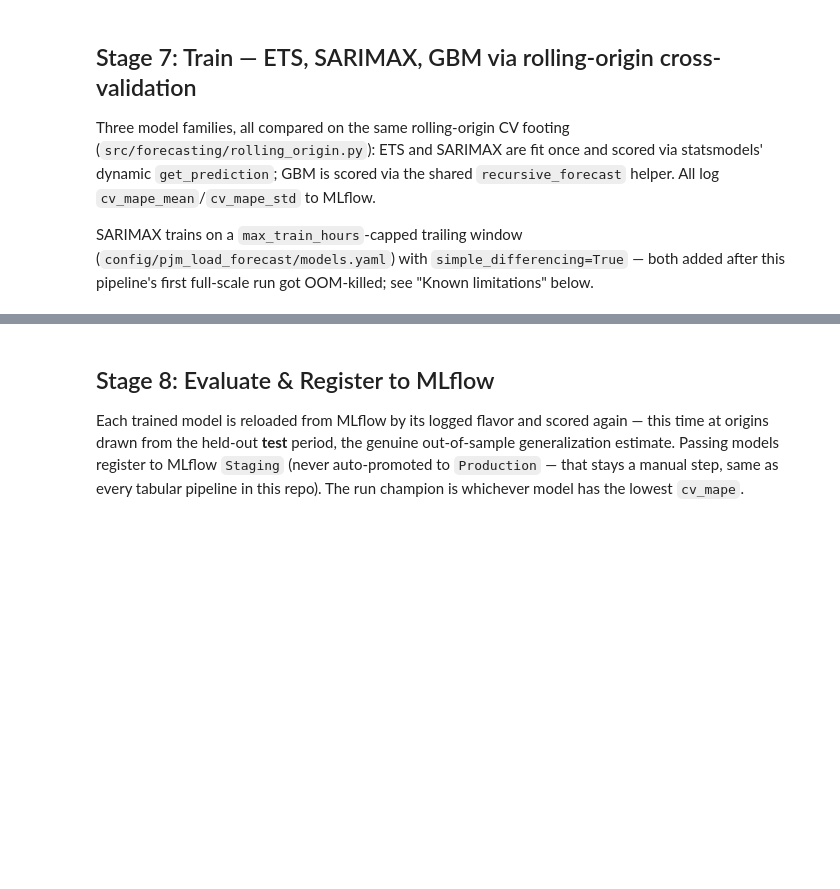
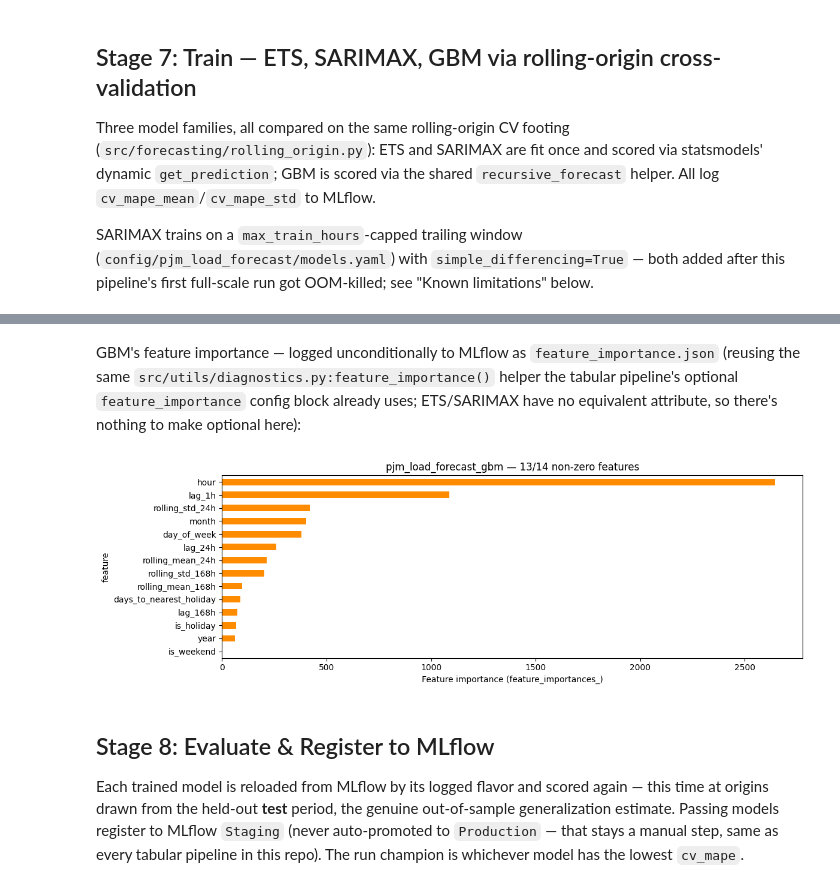
Before and after one commit to VickyGuo0907/ml_pipeline, a Jupyter notebook: notebooks/pjm_load_forecast_pipeline.ipynb, the cells around one changed output, grey strips where cells are left out. Saved outputs shown, nothing was run; the diff lists cells and outputs as text; code cells hidden in the pictures; blank space fills up the shorter version.

```diff
--- a/notebooks/pjm_load_forecast_pipeline.ipynb
+++ b/notebooks/pjm_load_forecast_pipeline.ipynb
@@ -238,3 +255,31 @@ plt.show()
+# %% [markdown]
+GBM's feature importance — logged unconditionally to MLflow as `feature_importance.json`
+(reusing the same `src/utils/diagnostics.py:feature_importance()` helper the tabular pipeline's
+optional `feature_importance` config block already uses; ETS/SARIMAX have no equivalent
+attribute, so there's nothing to make optional here):
+# %%
+import json
+
+run_ids = {name: info["mlflow_run_id"] for name, info in train_result["models"].items()}
+
+with open(f"{CONFIG_DIR}/models.yaml") as f:
+ models_cfg_raw = yaml.safe_load(f)
+gbm_model_name = next(m["name"] for m in models_cfg_raw["models"] if m["type"] == "gbm")
+gbm_run_id = run_ids[gbm_model_name]
+
+client = mlflow.tracking.MlflowClient(tracking_uri=MLFLOW_TRACKING_URI)
+local_path = client.download_artifacts(gbm_run_id, "feature_importance.json")
+with open(local_path) as f:
+ importance = json.load(f)
+
+imp_df = pd.DataFrame(importance["ranking"]).set_index("feature")
+imp_df["value"].sort_values().plot.barh(color="darkorange")
+plt.xlabel(f"Feature importance ({importance['source']})")
+plt.title(f"{gbm_model_name} — {importance['n_nonzero']}/{importance['n_features']} non-zero features")
+plt.tight_layout()
+plt.show()
+# %% [output]
+[figure, added]
 # %% [markdown]
 ## Stage 8: Evaluate & Register to MLflow
 
```
Also changed, not shown: parts of 11 cells of this notebook.
